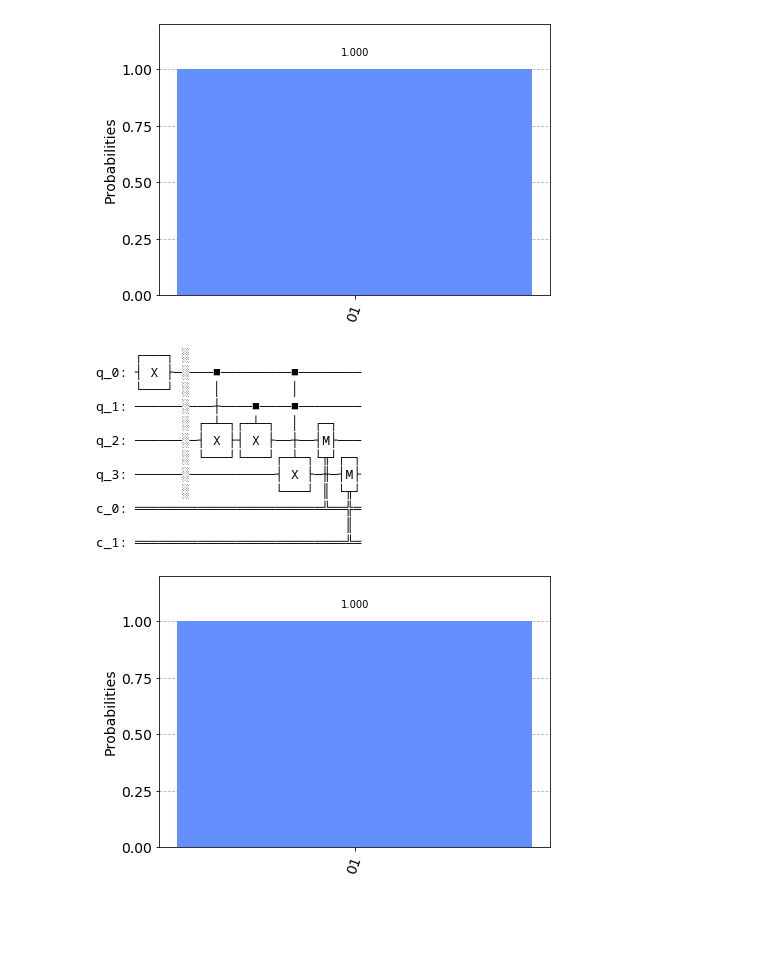
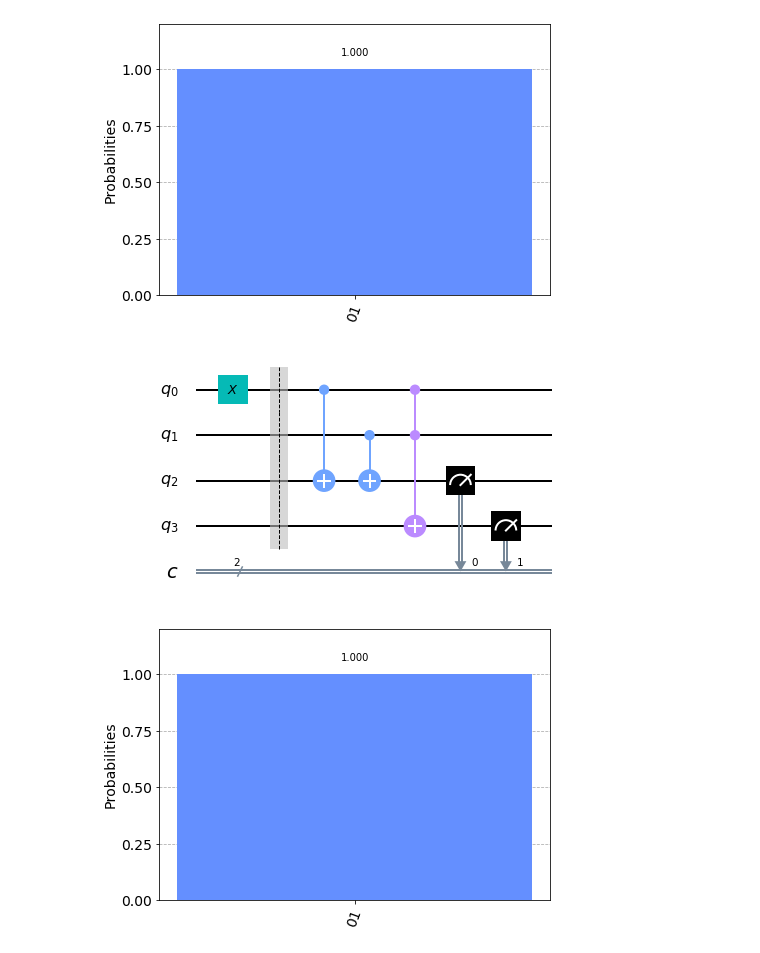
Before and after one commit to kkombo2829/-Quantum-Half-Adder, a Jupyter notebook: Qhf.ipynb, the cells around one changed output. Cells and saved outputs as stored; diff of their text form; code cells hidden in the pictures; blank space fills up the shorter version.

```diff
--- a/Qhf.ipynb
+++ b/Qhf.ipynb
@@ -59,30 +48,19 @@ plot_histogram(result)
 # %%
 ## second 1 + 0 = 01
 qc = QuantumCircuit(4,2)
 qc.x(0)# set the first qubit = 1
 qc.barrier()
 qc.cx(0,2)
 qc.cx(1,2)
 #using ccx to write the and input to qubit 2
 qc.ccx(0,1,3)
 
 # measure the output:
 qc.measure(2,0)
 qc.measure(3,1)
-qc.draw()
+qc.draw('mpl')
 # %% [output]
-     ┌───┐ ░
-q_0: ┤ X ├─░───■─────────■────────
-     └───┘ ░   │         │
-q_1: ──────░───┼────■────■────────
-           ░ ┌─┴─┐┌─┴─┐  │  ┌─┐
-q_2: ──────░─┤ X ├┤ X ├──┼──┤M├───
-           ░ └───┘└───┘┌─┴─┐└╥┘┌─┐
-q_3: ──────░───────────┤ X ├─╫─┤M├
-           ░           └───┘ ║ └╥┘
-c_0: ════════════════════════╩══╬═
-                                ║
-c_1: ═══════════════════════════╩═
+[figure, added]
 # %%
 s= Aer.get_backend(name = 'qasm_simulator')
 job = execute(qc,s)
```
Also changed, not shown: parts of 2 cells of this notebook.
